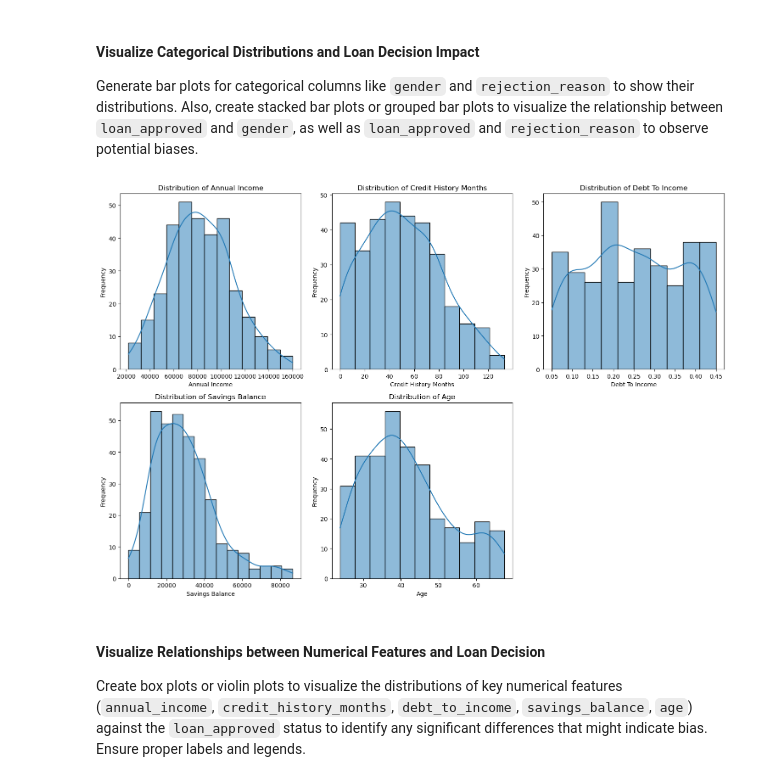
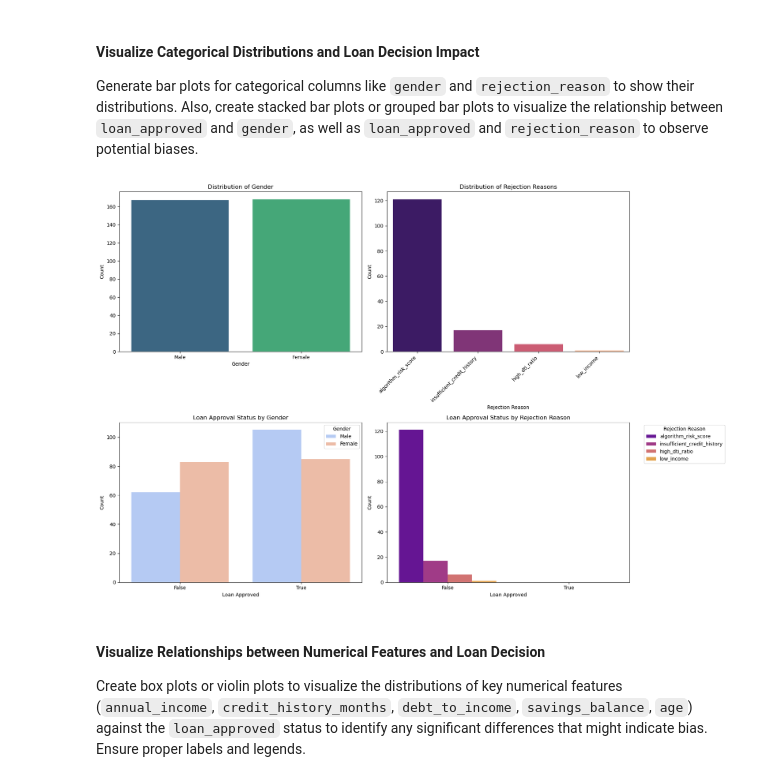
Before and after one commit to JonasKnosp/dego-project-team11-TXC, a Jupyter notebook: notebooks/01-data-quality.ipynb, the cells around one changed output. Cells and saved outputs as stored; diff of their text form; code cells hidden in the pictures.

Commit message:
Visualize (key numerical distributions, categorical distributions and loan decision impact, and relationships between numerical features and Loan decision. Data analysis and key findings

```diff
--- a/notebooks/01-data-quality.ipynb
+++ b/notebooks/01-data-quality.ipynb
@@ -600,24 +618,48 @@ Now that the 'age' column is engineered, the next step is to import the necessar
 #### **Visualize Categorical Distributions and Loan Decision Impact**
 
 Generate bar plots for categorical columns like `gender` and `rejection_reason` to show their distributions. Also, create stacked bar plots or grouped bar plots to visualize the relationship between `loan_approved` and `gender`, as well as `loan_approved` and `rejection_reason` to observe potential biases.
-# %%
-import matplotlib.pyplot as plt
-import seaborn as sns
-
-numerical_cols_to_plot = ['annual_income', 'credit_history_months', 'debt_to_income', 'savings_balance', 'age']
-
-plt.figure(figsize=(15, 10))
-for i, col in enumerate(numerical_cols_to_plot):
-    plt.subplot(2, 3, i + 1) # Adjust subplot grid based on number of columns
-    sns.histplot(df[col].dropna(), kde=True)
-    plt.title(f'Distribution of {col.replace("_", " ").title()}')
-    plt.xlabel(col.replace("_", " ").title())
-    plt.ylabel('Frequency')
-
-plt.tight_layout()
-plt.show()
-# %% [output]
-[figure, removed]
+# %%
+import matplotlib.pyplot as plt
+import seaborn as sns
+
+# Set a larger figure size for better readability of multiple plots
+plt.figure(figsize=(18, 12))
+
+# 1. Bar plot for gender distribution
+plt.subplot(2, 2, 1)
+sns.countplot(data=df, x='gender', hue='gender', palette='viridis', legend=False)
+plt.title('Distribution of Gender')
+plt.xlabel('Gender')
+plt.ylabel('Count')
+
+# 2. Bar plot for rejection_reason distribution
+plt.subplot(2, 2, 2)
+sns.countplot(data=df, x='rejection_reason', hue='rejection_reason', palette='magma', order=df['rejection_reason'].value_counts().index, legend=False)
+plt.title('Distribution of Rejection Reasons')
+plt.xlabel('Rejection Reason')
+plt.ylabel('Count')
+plt.xticks(rotation=45, ha='right') # Rotate labels for better readability
+
+# 3. Grouped bar plot for loan_approved vs gender
+plt.subplot(2, 2, 3)
+sns.countplot(data=df, x='loan_approved', hue='gender', palette='coolwarm')
+plt.title('Loan Approval Status by Gender')
+plt.xlabel('Loan Approved')
+plt.ylabel('Count')
+plt.legend(title='Gender')
+
+# 4. Grouped bar plot for loan_approved vs rejection_reason
+plt.subplot(2, 2, 4)
+sns.countplot(data=df, x='loan_approved', hue='rejection_reason', palette='plasma')
+plt.title('Loan Approval Status by Rejection Reason')
+plt.xlabel('Loan Approved')
+plt.ylabel('Count')
+plt.legend(title='Rejection Reason', bbox_to_anchor=(1.05, 1), loc='upper left')
+
+plt.tight_layout()
+plt.show()
+# %% [output]
+[figure, added]
 # %% [markdown]
 #### Visualize Relationships between Numerical Features and Loan Decision
 
```
Also changed, not shown: parts of 2 cells of this notebook.
